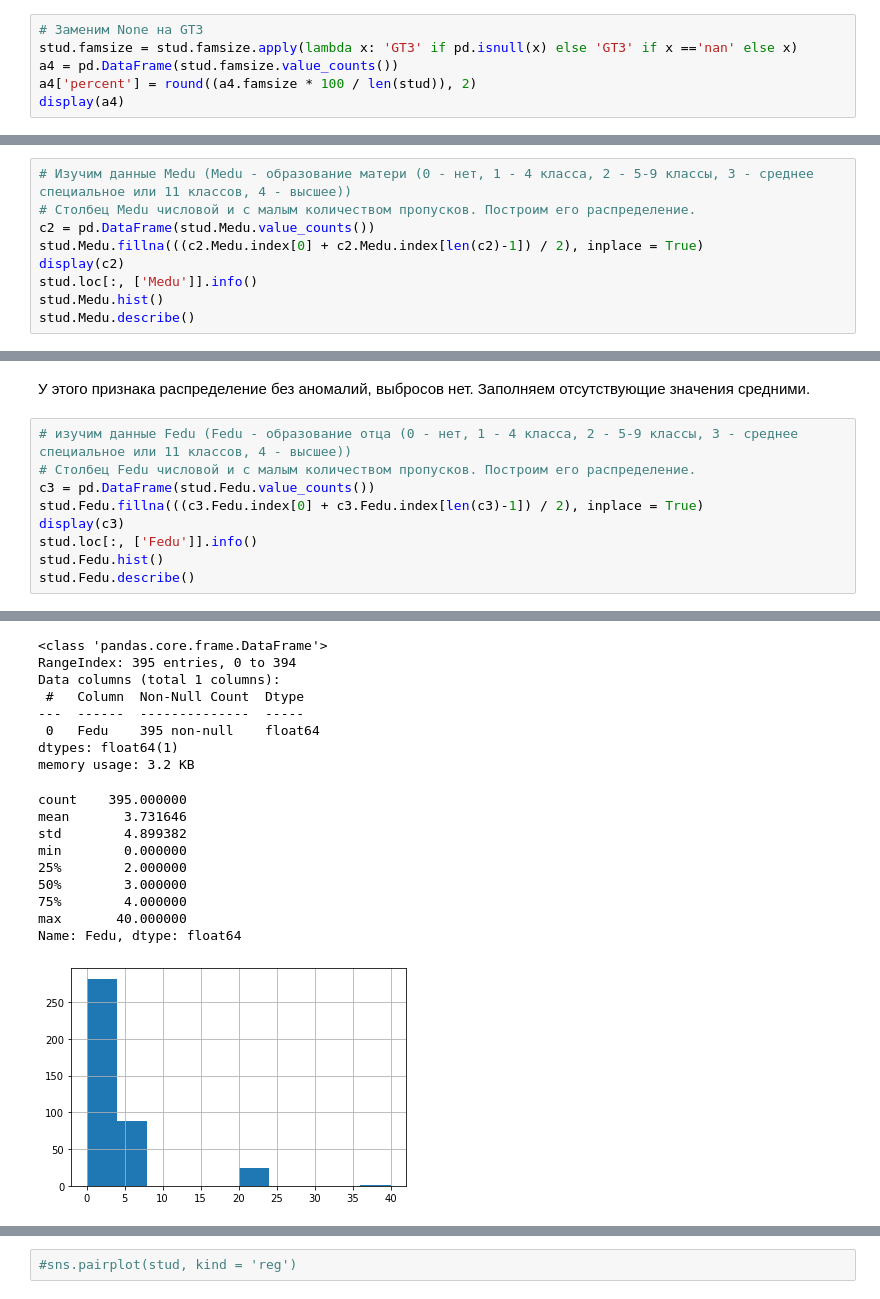
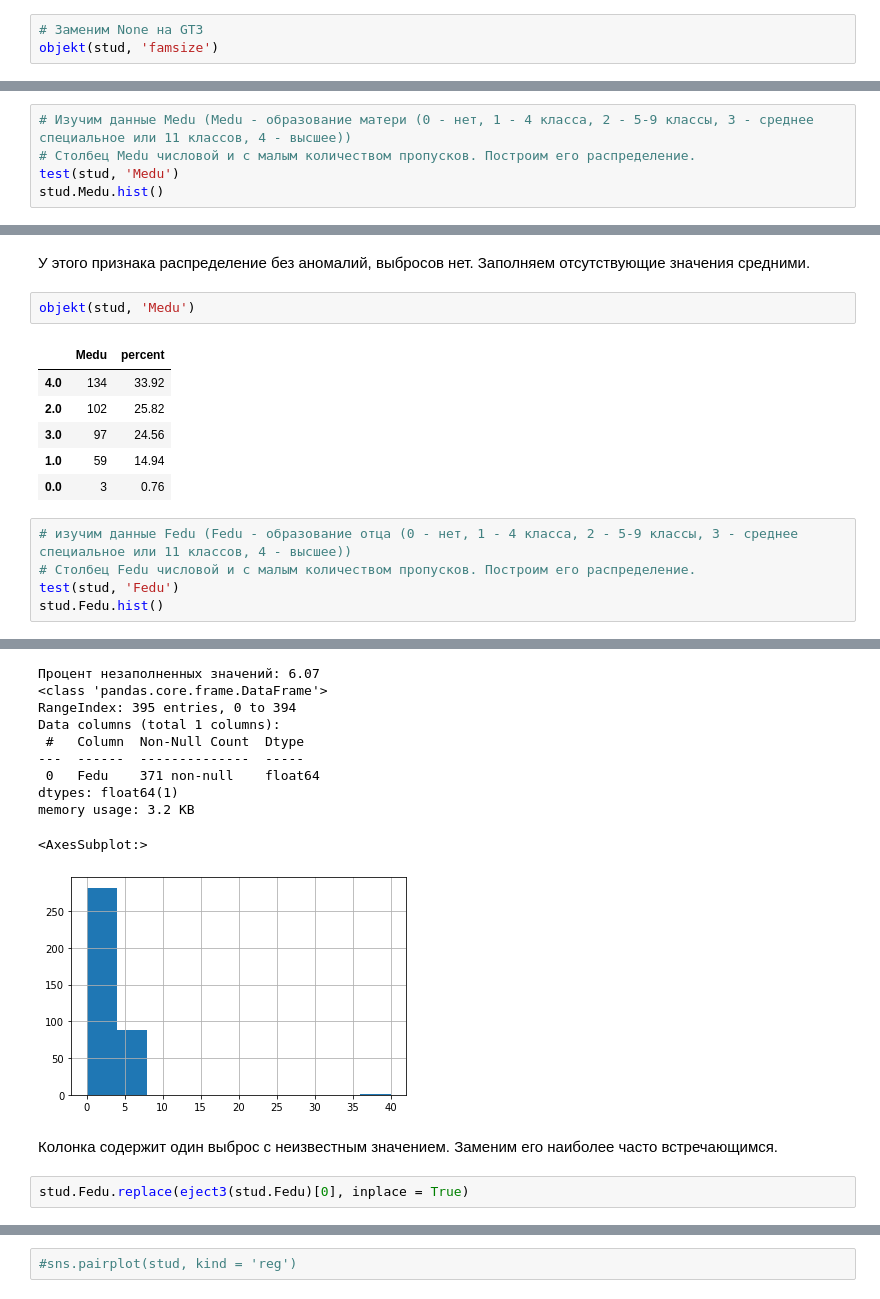
Before and after one commit to lermontoff123/Projekts, a Jupyter notebook: 3. Analyst/Analys.ipynb, the cells around one changed output, grey strips where cells are left out. Saved outputs shown, nothing was run; the diff lists cells and outputs as text.

```diff
--- a/3. Analyst/Analys.ipynb
+++ b/3. Analyst/Analys.ipynb
@@ -283,9 +312,6 @@ None
 # %%
 # Заменим None на GT3
-stud.famsize = stud.famsize.apply(lambda x: 'GT3' if pd.isnull(x) else 'GT3' if x =='nan' else x)
-a4 = pd.DataFrame(stud.famsize.value_counts())
-a4['percent'] = round((a4.famsize * 100 / len(stud)), 2)
-display(a4)
+objekt(stud, 'famsize')
 # %% [output]
 |  | famsize | percent |
 | GT3 | 288 | 72.91 |
@@ -316,10 +343,6 @@ None
 # %%
 # Изучим данные Medu (Medu - образование матери (0 - нет, 1 - 4 класса, 2 - 5-9 классы, 3 - среднее специальное или 11 классов, 4 - высшее))
 # Столбец Medu числовой и c малым количеством пропусков. Построим его распределение.
-c2 = pd.DataFrame(stud.Medu.value_counts())
-stud.Medu.fillna(((c2.Medu.index[0] + c2.Medu.index[len(c2)-1]) / 2), inplace = True)
-display(c2)
-stud.loc[:, ['Medu']].info()
+test(stud, 'Medu')
 stud.Medu.hist()
-stud.Medu.describe()
 # %% [output]
@@ -350,12 +366,17 @@ Name: Medu, dtype: float64
 # %% [markdown]
 У этого признака распределение без аномалий, выбросов нет. Заполняем отсутствующие значения средними.
+# %%
+objekt(stud, 'Medu')
+# %% [output]
+|  | Medu | percent |
+| 4.0 | 134 | 33.92 |
+| 2.0 | 102 | 25.82 |
+| 3.0 | 97 | 24.56 |
+| 1.0 | 59 | 14.94 |
+| 0.0 | 3 | 0.76 |
 # %%
 # изучим данные Fedu (Fedu - образование отца (0 - нет, 1 - 4 класса, 2 - 5-9 классы, 3 - среднее специальное или 11 классов, 4 - высшее))
 # Столбец Fedu числовой и c малым количеством пропусков. Построим его распределение.
-c3 = pd.DataFrame(stud.Fedu.value_counts())
-stud.Fedu.fillna(((c3.Fedu.index[0] + c3.Fedu.index[len(c3)-1]) / 2), inplace = True)
-display(c3)
-stud.loc[:, ['Fedu']].info()
+test(stud, 'Fedu')
 stud.Fedu.hist()
-stud.Fedu.describe()
 # %% [output]
@@ -369,18 +390,15 @@ stud.Fedu.describe()
+Процент незаполненных значений: 6.07
 <class 'pandas.core.frame.DataFrame'>
 RangeIndex: 395 entries, 0 to 394
 Data columns (total 1 columns):
  #   Column  Non-Null Count  Dtype
 ---  ------  --------------  -----
- 0   Fedu    395 non-null    float64
+ 0   Fedu    371 non-null    float64
 dtypes: float64(1)
 memory usage: 3.2 KB
-count    395.000000
-mean       3.731646
-std        4.899382
-min        0.000000
-25%        2.000000
-50%        3.000000
-75%        4.000000
-max       40.000000
-Name: Fedu, dtype: float64
+<AxesSubplot:>
-[figure, old version]
+[figure, new version]
+# %% [markdown]
+Колонка содержит один выброс с неизвестным значением. Заменим его наиболее часто встречающимся.
+# %%
+stud.Fedu.replace(eject3(stud.Fedu)[0], inplace = True)
```
Also changed, not shown: parts of 65 cells of this notebook.
